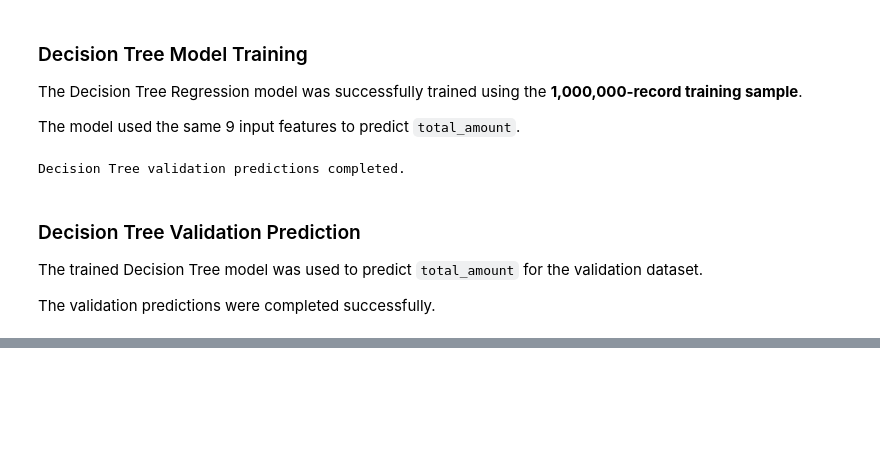
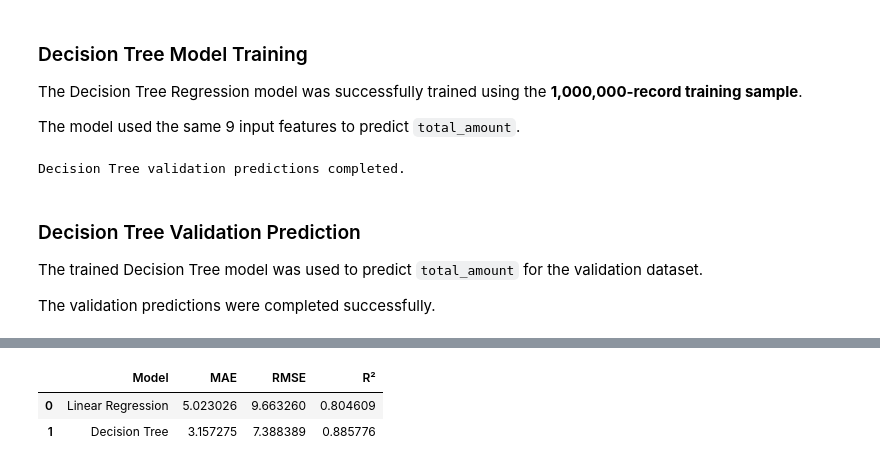
Before and after one commit to yuanzhumia0/CA1-2026025-Machine-Learning-for-Business, a Jupyter notebook: yuanzhu CA1.ipynb, the cells around one changed output, grey strips where cells are left out. Saved outputs shown, nothing was run; the diff lists cells and outputs as text; code cells hidden in the pictures; blank space fills up the shorter version.

```diff
--- a/yuanzhu CA1.ipynb
+++ b/yuanzhu CA1.ipynb
@@ -1790,0 +1831,14 @@ The validation predictions were completed successfully.
+# %%
+# Compare model performance
+model_comparison = pd.DataFrame({
+    "Model": ["Linear Regression", "Decision Tree"],
+    "MAE": [mae, tree_mae],
+    "RMSE": [rmse, tree_rmse],
+    "R²": [r2, tree_r2]
+})
+
+model_comparison
+# %% [output]
+|  | Model | MAE | RMSE | R² |
+| 0 | Linear Regression | 5.023026 | 9.663260 | 0.804609 |
+| 1 | Decision Tree | 3.157275 | 7.388389 | 0.885776 |
```
Also changed, not shown: parts of 5 cells of this notebook.
